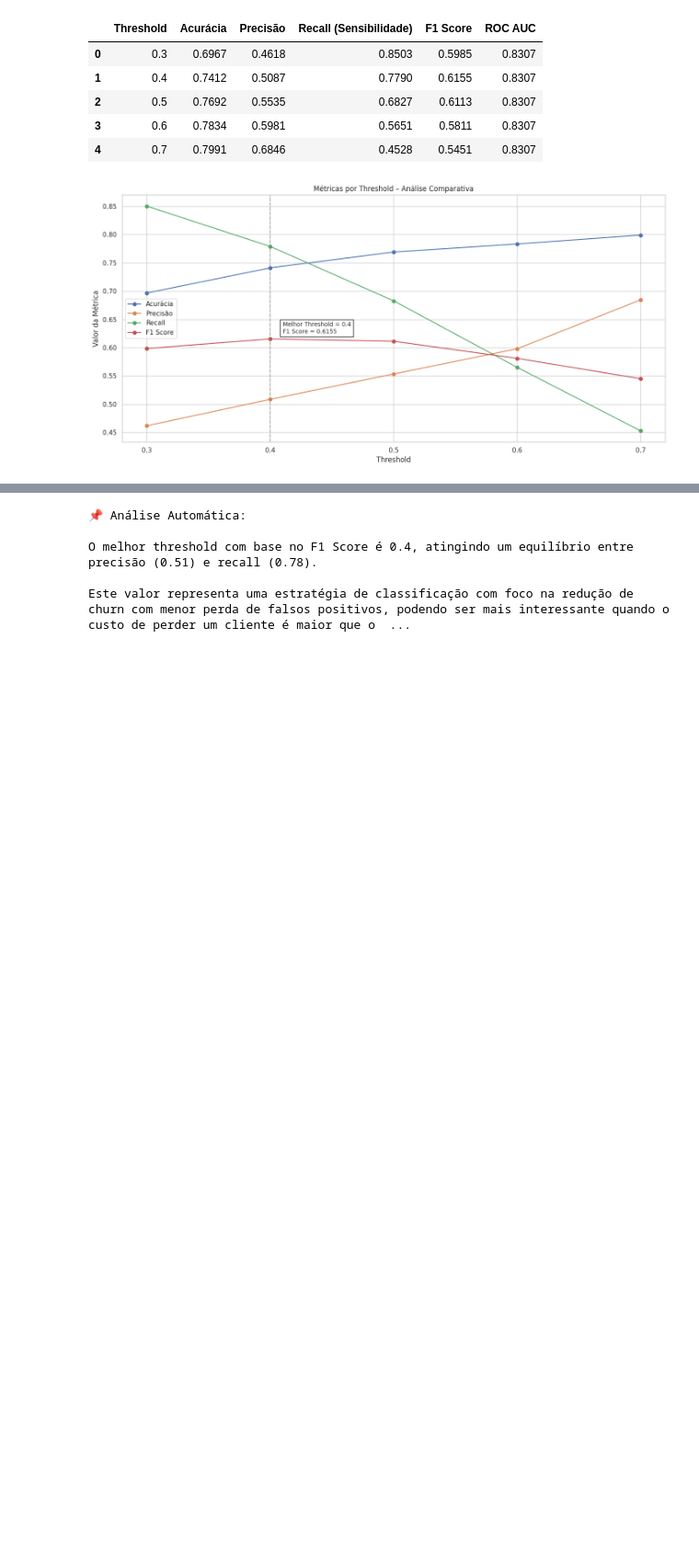
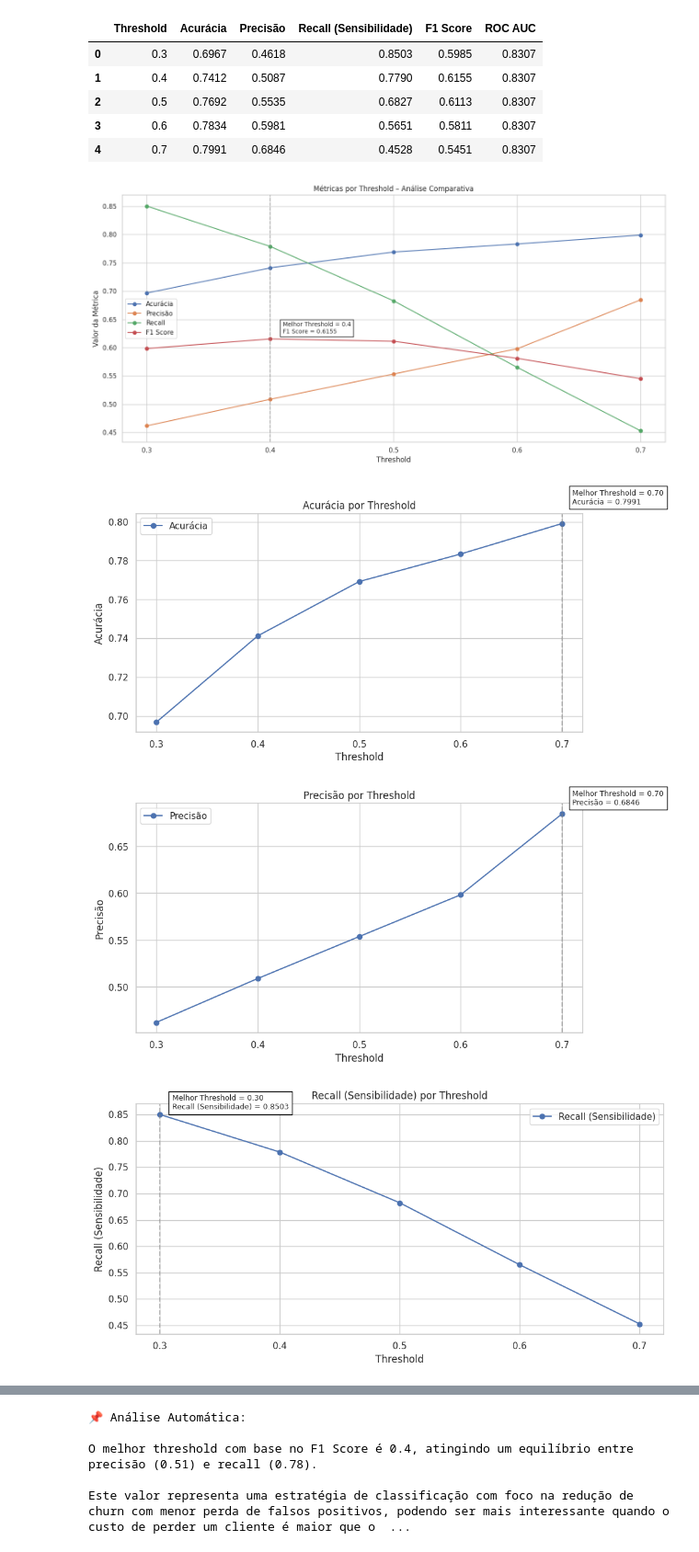
Before and after one commit to moises-rb/Analise_Dados, a Jupyter notebook: Telecom_X_PrevendoChurn/notebooks/04_Conclusao_Comparacao_Modelos_Churn.ipynb, the cells around one changed output, grey strips where cells are left out. Shown at 92% size. Cells and saved outputs as stored; diff of their text form; code cells hidden in the pictures; blank space fills up the shorter version.

Commit message:
Criado gráficos de comparacao por threshold

```diff
--- a/Telecom_X_PrevendoChurn/notebooks/04_Conclusao_Comparacao_Modelos_Churn.ipynb
+++ b/Telecom_X_PrevendoChurn/notebooks/04_Conclusao_Comparacao_Modelos_Churn.ipynb
@@ -103,3 +109,34 @@ plt.tight_layout()
 plt.show()
 # %% [output]
 [figure]
+# %%
+# Lista de métricas que estão no df_threshold, exceto a coluna de threshold
+metricas = ['Acurácia', 'Precisão', 'Recall (Sensibilidade)', 'F1 Score']
+
+# Criar uma figura para cada métrica
+for metrica in metricas:
+    plt.figure(figsize=(10, 5))
+    plt.plot(df_threshold['Threshold'], df_threshold[metrica], marker='o', label=metrica)
+
+    # Encontrar o melhor threshold com base no valor máximo da métrica
+    best_idx = df_threshold[metrica].idxmax()
+    best_threshold = df_threshold.loc[best_idx, 'Threshold']
+    best_valor = df_threshold.loc[best_idx, metrica]
+
+    plt.axvline(x=best_threshold, color='gray', linestyle='--', alpha=0.5)
+    plt.text(best_threshold + 0.01, best_valor + 0.01,
+             f'Melhor Threshold = {best_threshold:.2f}\n{metrica} = {best_valor:.4f}',
+             fontsize=9, bbox=dict(facecolor='white', edgecolor='black'))
+
+    plt.title(f'{metrica} por Threshold')
+    plt.xlabel('Threshold')
+    plt.ylabel(f'{metrica}')
+    plt.xticks(df_threshold['Threshold'])
+    plt.grid(True)
+    plt.legend()
+    plt.tight_layout()
+    plt.show()
+# %% [output]
+[figure, added]
+[figure, added]
+[figure, added]
```
Also changed, not shown: parts of 17 cells of this notebook.
